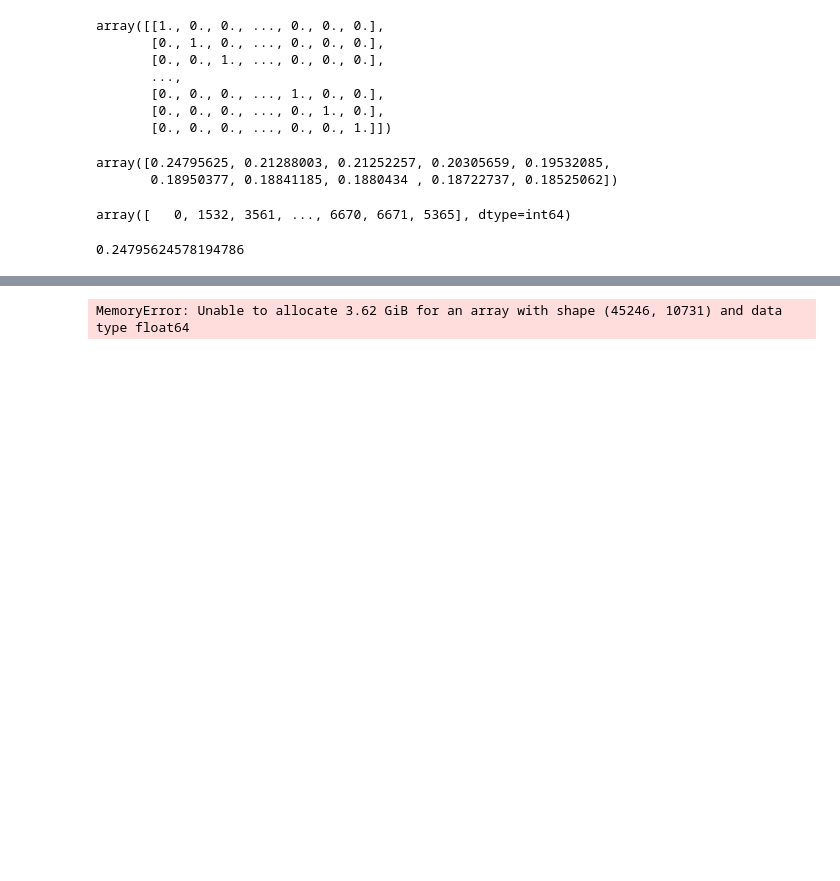
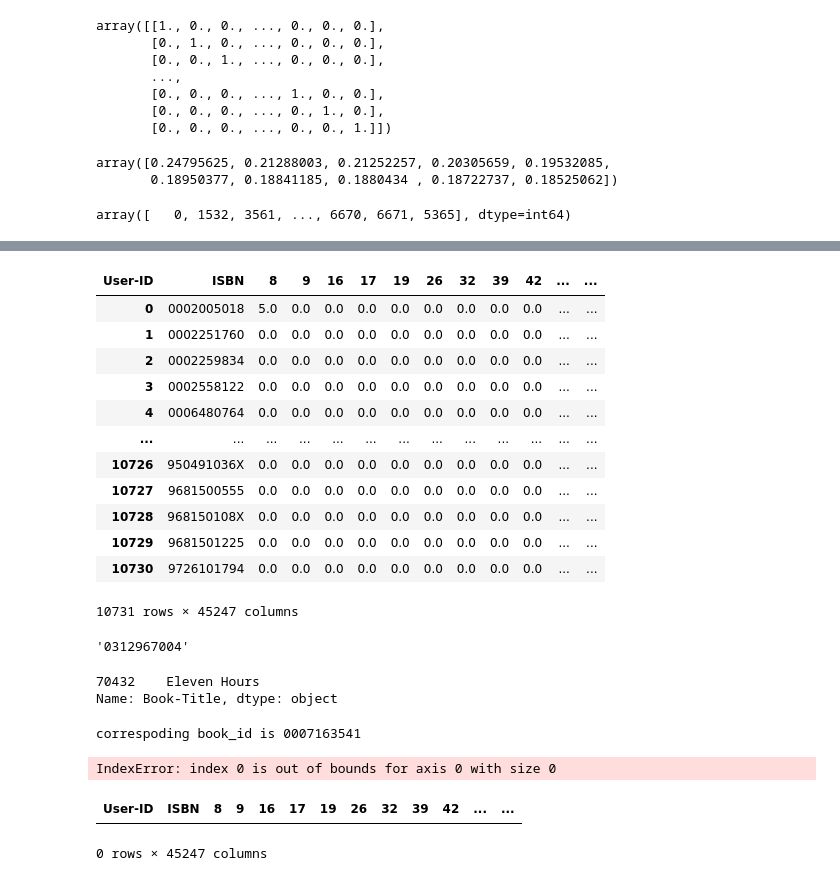
Before and after one commit to AnshulSGarg/Book-Recommender-System, a Jupyter notebook: Recommender_Model.ipynb, the cells around one changed output, grey strips where cells are left out. Saved outputs shown, nothing was run; the diff lists cells and outputs as text; code cells hidden in the pictures; blank space fills up the shorter version.

Commit message:
recommend

```diff
--- a/Recommender_Model.ipynb
+++ b/Recommender_Model.ipynb
@@ -522,10 +522,6 @@ array([0.24795625, 0.21288003, 0.21252257, 0.20305659, 0.19532085,
 np.flip(np.argsort(vector_array[:1][0]))
 # %% [output]
 array([   0, 1532, 3561, ..., 6670, 6671, 5365], dtype=int64)
-# %%
-vector_array[:1][0][1532]
-# %% [output]
-0.24795624578194786
 # %%
 books_df.head(2)
 # %% [output]
@@ -534,11 +530,38 @@ books_df.head(2)
 | 1 | 0002005018 | Clara Callan | Richard Bruce Wright | 2001 | HarperFlamingo Canada | http://images.amazon.com/images/P... | http://images.amazon.com/images/P... | ... |
 # %%
 '0195153448'
+# %%
+v_df = vector_df.reset_index()
+v_df
+# %% [output]
+| User-ID | ISBN | 8 | 9 | 16 | 17 | 19 | 26 | 32 | 39 | 42 | ... | ... |
+| 0 | 0002005018 | 5.0 | 0.0 | 0.0 | 0.0 | 0.0 | 0.0 | 0.0 | 0.0 | 0.0 | ... | ... |
+| 1 | 0002251760 | 0.0 | 0.0 | 0.0 | 0.0 | 0.0 | 0.0 | 0.0 | 0.0 | 0.0 | ... | ... |
+| 2 | 0002259834 | 0.0 | 0.0 | 0.0 | 0.0 | 0.0 | 0.0 | 0.0 | 0.0 | 0.0 | ... | ... |
+| 3 | 0002558122 | 0.0 | 0.0 | 0.0 | 0.0 | 0.0 | 0.0 | 0.0 | 0.0 | 0.0 | ... | ... |
+| 4 | 0006480764 | 0.0 | 0.0 | 0.0 | 0.0 | 0.0 | 0.0 | 0.0 | 0.0 | 0.0 | ... | ... |
+| ... | ... | ... | ... | ... | ... | ... | ... | ... | ... | ... | ... | ... |
+| 10726 | 950491036X | 0.0 | 0.0 | 0.0 | 0.0 | 0.0 | 0.0 | 0.0 | 0.0 | 0.0 | ... | ... |
+| 10727 | 9681500555 | 0.0 | 0.0 | 0.0 | 0.0 | 0.0 | 0.0 | 0.0 | 0.0 | 0.0 | ... | ... |
+| 10728 | 968150108X | 0.0 | 0.0 | 0.0 | 0.0 | 0.0 | 0.0 | 0.0 | 0.0 | 0.0 | ... | ... |
+| 10729 | 9681501225 | 0.0 | 0.0 | 0.0 | 0.0 | 0.0 | 0.0 | 0.0 | 0.0 | 0.0 | ... | ... |
+| 10730 | 9726101794 | 0.0 | 0.0 | 0.0 | 0.0 | 0.0 | 0.0 | 0.0 | 0.0 | 0.0 | ... | ... |
+10731 rows × 45247 columns
+# %%
+v_df.iloc[1532,0]
+# %% [output]
+'0312967004'
+# %%
+books_df[books_df['ISBN']==v_df.iloc[1532,0]]['Book-Title']
+# %% [output]
+70432    Eleven Hours
+Name: Book-Title, dtype: object
 # %%
 
 def recommend(book_name):
     top_book_name_list = []
     book_id = books_df[books_df['Book-Title']==book_name].iloc[0]['ISBN']
+    print(f'correspoding book_id is {book_id}')
     v_df = vector_df.reset_index()
     vector_index = v_df.index[v_df['ISBN'] == book_id][0]
     top_book_cosine_value_array = np.sort(vector_array[vector_index])[::-1][1:11]
@@ -549,14 +572,22 @@ def recommend(book_name):
         if i == 0:
             pass
         else:
-            print(i)
-            k = np.where(top_book_cosine_value_array == i)[0]
-            print(k)
-            print(top_book_cosine_index_array[k])
-            # top_book_name_list.append(books_df[books_df['ISBN']==k].iloc[0]['Book-Title'])
-    # return top_book_name_list
+            # print(f'top_book_cosine_value_array value is {i}')
+            k = np.where(top_book_cosine_value_array == i)[0][0]
+            # print(f'top_book_cosine_index_array index is {k}')
+            # r_book_id = v_df.iloc[k,0]
+            # print(books_df[books_df['ISBN']==r_book_id]['Book-Title'])
+            # print(books_df[books_df['ISBN']==v_df.iloc[k,0]]['Book-Title'])
+            top_book_name_list.append(books_df[books_df['ISBN']==v_df.iloc[k,0]]['Book-Title'].values[0])
+    return top_book_name_list
 
 
-recommend('The Forgetting Room: A Fiction (Byzantium Book)')
+recommend('The Bride Stripped Bare')
 # %% [output]
-MemoryError: Unable to allocate 3.62 GiB for an array with shape (45246, 10731) and data type float64
+correspoding book_id is 0007163541
+IndexError: index 0 is out of bounds for axis 0 with size 0
+# %%
+v_df[v_df['ISBN'] == '0007163541']
+# %% [output]
+| User-ID | ISBN | 8 | 9 | 16 | 17 | 19 | 26 | 32 | 39 | 42 | ... | ... |
+0 rows × 45247 columns
```
Also changed, not shown: parts of 11 cells of this notebook.
